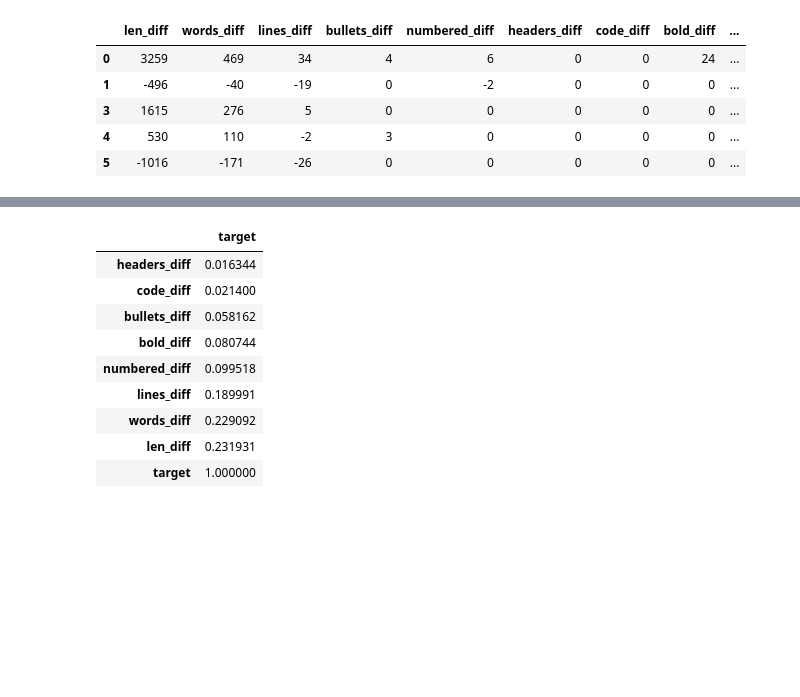
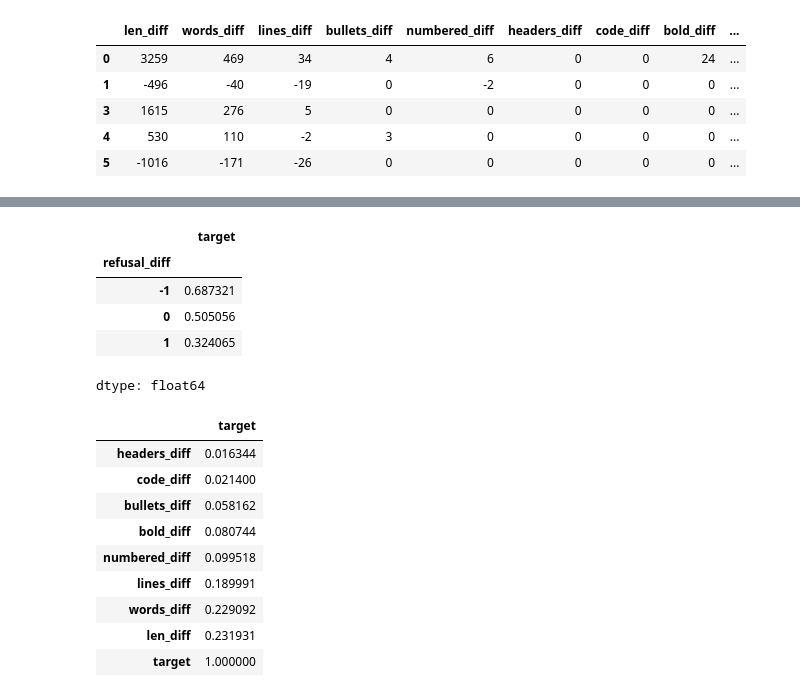
Before and after one commit to axeod/course_otus, a Jupyter notebook: project_otus.ipynb, the cells around one changed output, grey strips where cells are left out. Saved outputs shown, nothing was run; the diff lists cells and outputs as text; code cells hidden in the pictures; blank space fills up the shorter version.

```diff
--- a/project_otus.ipynb
+++ b/project_otus.ipynb
@@ -296,3 +297,17 @@ data.head()
 | 3 | 1615 | 276 | 5 | 0 | 0 | 0 | 0 | 0 | ... |
 | 4 | 530 | 110 | -2 | 3 | 0 | 0 | 0 | 0 | ... |
 | 5 | -1016 | -171 | -26 | 0 | 0 | 0 | 0 | 0 | ... |
+# %%
+REFUSAL = ["i cannot", "i can't", "i'm sorry", "i am sorry",
+           "as an ai", "i'm unable", "i am unable",
+           "не могу", "извините", "к сожалению"]
+
+def has_refusal(text):
+    low = text.lower()
+    return int(any(marker in low for marker in REFUSAL))
+
+df["refusal_a"] = df["text_a"].apply(has_refusal)
+df["refusal_b"] = df["text_b"].apply(has_refusal)
+df["refusal_diff"] = df["refusal_a"] - df["refusal_b"]
+
+df[["refusal_a", "refusal_b"]].mean()
@@ -298,0 +319,9 @@ data.head()
+# %%
+df.groupby("refusal_diff")["target"].mean()
+# %% [output]
+|  | target |
+| refusal_diff |  |
+| -1 | 0.687321 |
+| 0 | 0.505056 |
+| 1 | 0.324065 |
+dtype: float64
```
Also changed, not shown: parts of 12 cells of this notebook.
